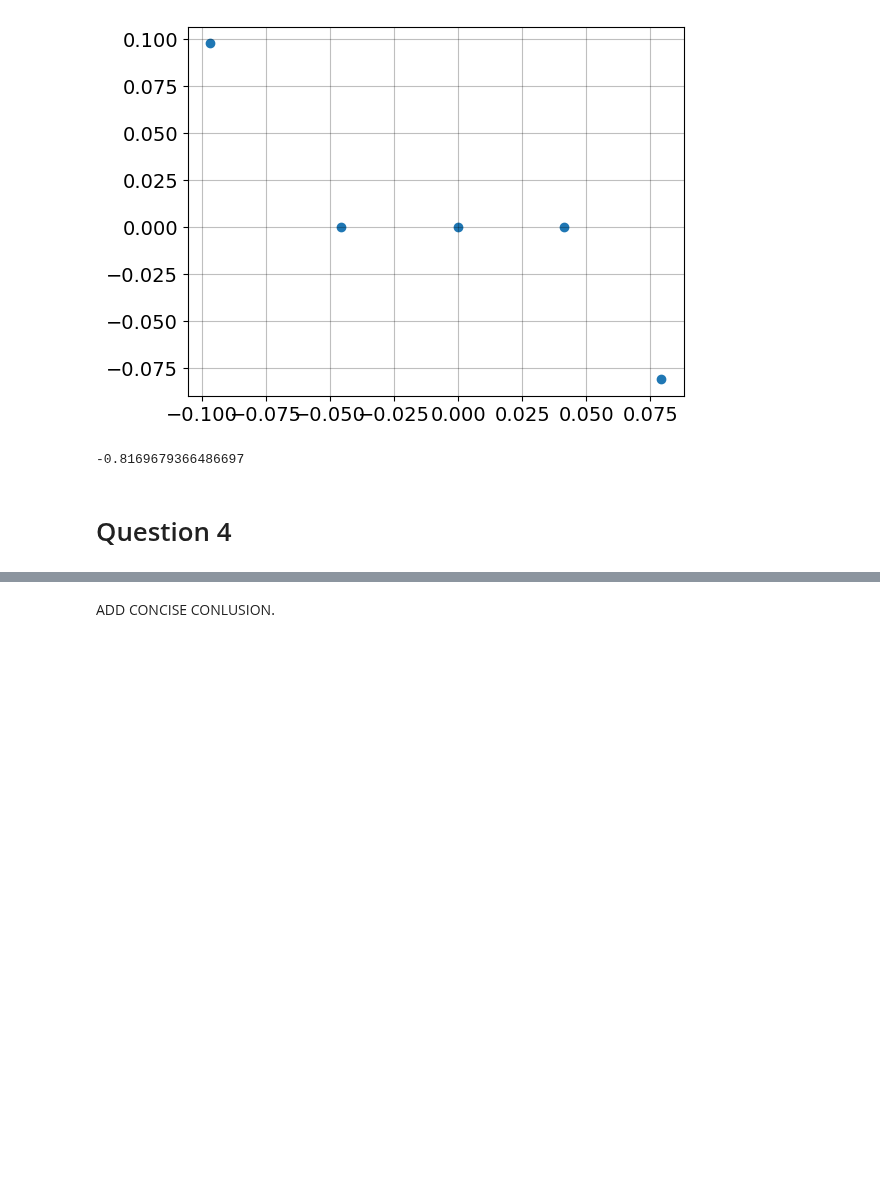
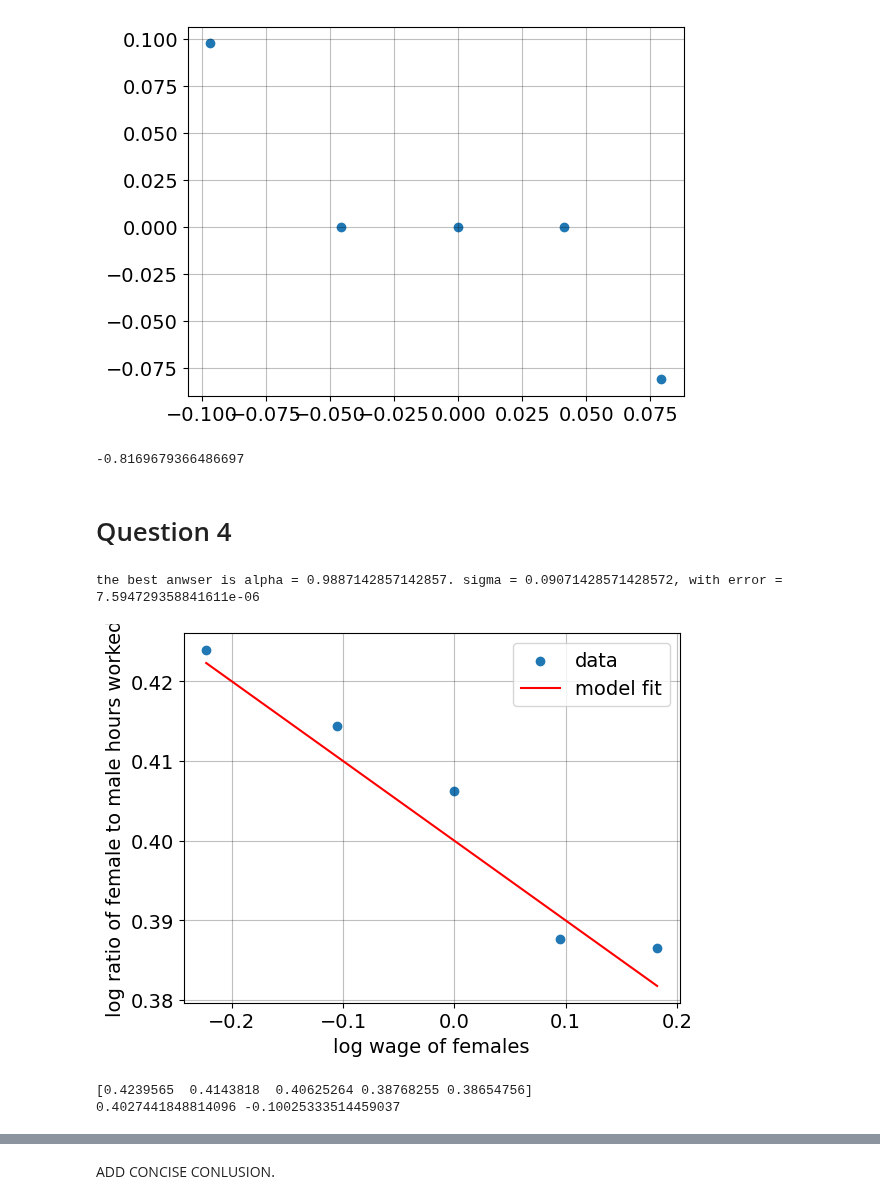
Before and after one commit to NumEconCopenhagen/projects-2023-the-best-duo, a Jupyter notebook: inauguralproject/inauguralproject.ipynb, the cells around one changed output, grey strips where cells are left out. Cells and saved outputs as stored; diff of their text form; code cells hidden in the pictures; blank space fills up the shorter version.

```diff
--- a/inauguralproject/inauguralproject.ipynb
+++ b/inauguralproject/inauguralproject.ipynb
@@ -131,3 +131,30 @@ model.sol.beta1
 -0.8169679366486697
 # %% [markdown]
 # Question 4
+# %%
+obs_par = model.estimate(min_alpha=0.953,max_alpha=1.003,min_sigma=0.08,max_sigma=0.13,wM=1)
+
+par.alpha, par.sigma, par.wM = obs_par
+
+# plot data
+plt.figure()
+model.solve_wF_vec()
+plt.scatter(np.log(par.wF_vec), np.log(sol.HF_vec/sol.HM_vec), label='data')
+
+
+model.run_regression()
+y_model = 0.4 + -0.1 * np.log(par.wF_vec)
+plt.plot(np.log(par.wF_vec), y_model, label='model fit', color='red')
+plt.xlabel('log wage of females')
+plt.ylabel('log ratio of female to male hours worked')
+plt.legend()
+plt.show()
+
+
+print(np.log(sol.HF_vec/sol.HM_vec))
+print(model.sol.beta0, model.sol.beta1)
+# %% [output]
+the best anwser is alpha = 0.9887142857142857. sigma = 0.09071428571428572, with error = 7.594729358841611e-06
+[figure, added]
+[0.4239565  0.4143818  0.40625264 0.38768255 0.38654756]
+0.4027441848814096 -0.10025333514459037
```
Also changed, not shown: parts of 4 cells of this notebook, 1 other file.
